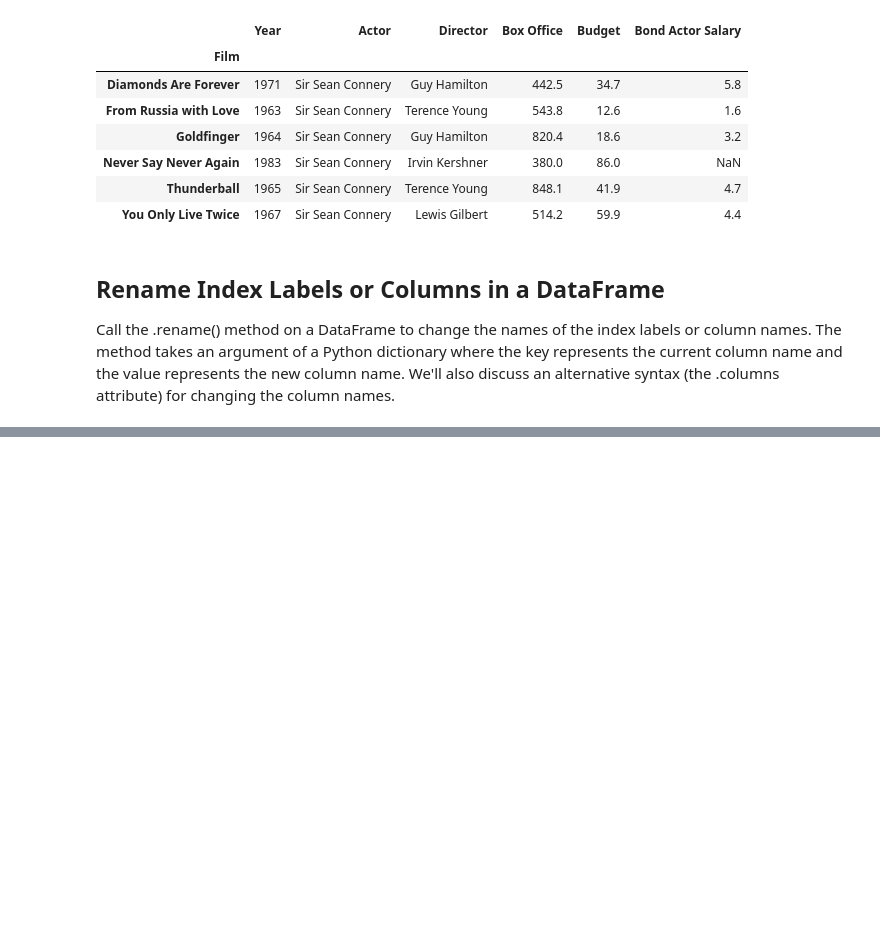
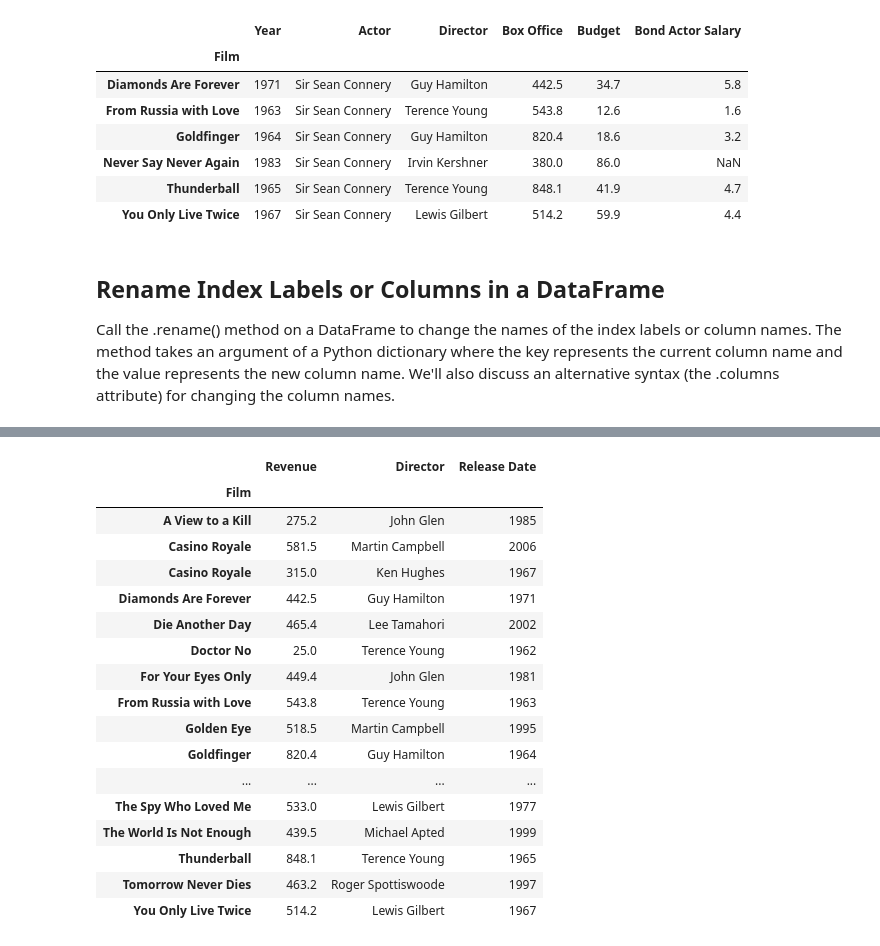
Before and after one commit to adamstueckrath/DataAnalysisPandas, a Jupyter notebook: DataFrame Notes III.ipynb, the cells around one changed output, grey strips where cells are left out. Saved outputs shown, nothing was run; the diff lists cells and outputs as text; code cells hidden in the pictures; blank space fills up the shorter version.

```diff
--- a/DataFrame Notes III.ipynb
+++ b/DataFrame Notes III.ipynb
@@ -282,0 +352,22 @@ Call the .rename() method on a DataFrame to change the names of the index labels
+# %%
+# return random columns
+bond.sample(n = 3, axis = 'columns')
+# %% [output]
+|  | Revenue | Director | Release Date |
+| Film |  |  |  |
+| A View to a Kill | 275.2 | John Glen | 1985 |
+| Casino Royale | 581.5 | Martin Campbell | 2006 |
+| Casino Royale | 315.0 | Ken Hughes | 1967 |
+| Diamonds Are Forever | 442.5 | Guy Hamilton | 1971 |
+| Die Another Day | 465.4 | Lee Tamahori | 2002 |
+| Doctor No | 25.0 | Terence Young | 1962 |
+| For Your Eyes Only | 449.4 | John Glen | 1981 |
+| From Russia with Love | 543.8 | Terence Young | 1963 |
+| Golden Eye | 518.5 | Martin Campbell | 1995 |
+| Goldfinger | 820.4 | Guy Hamilton | 1964 |
+| ... | ... | ... | ... |
+| The Spy Who Loved Me | 533.0 | Lewis Gilbert | 1977 |
+| The World Is Not Enough | 439.5 | Michael Apted | 1999 |
+| Thunderball | 848.1 | Terence Young | 1965 |
+| Tomorrow Never Dies | 463.2 | Roger Spottiswoode | 1997 |
+| You Only Live Twice | 514.2 | Lewis Gilbert | 1967 |
```
Also changed, not shown: parts of 20 cells of this notebook.
